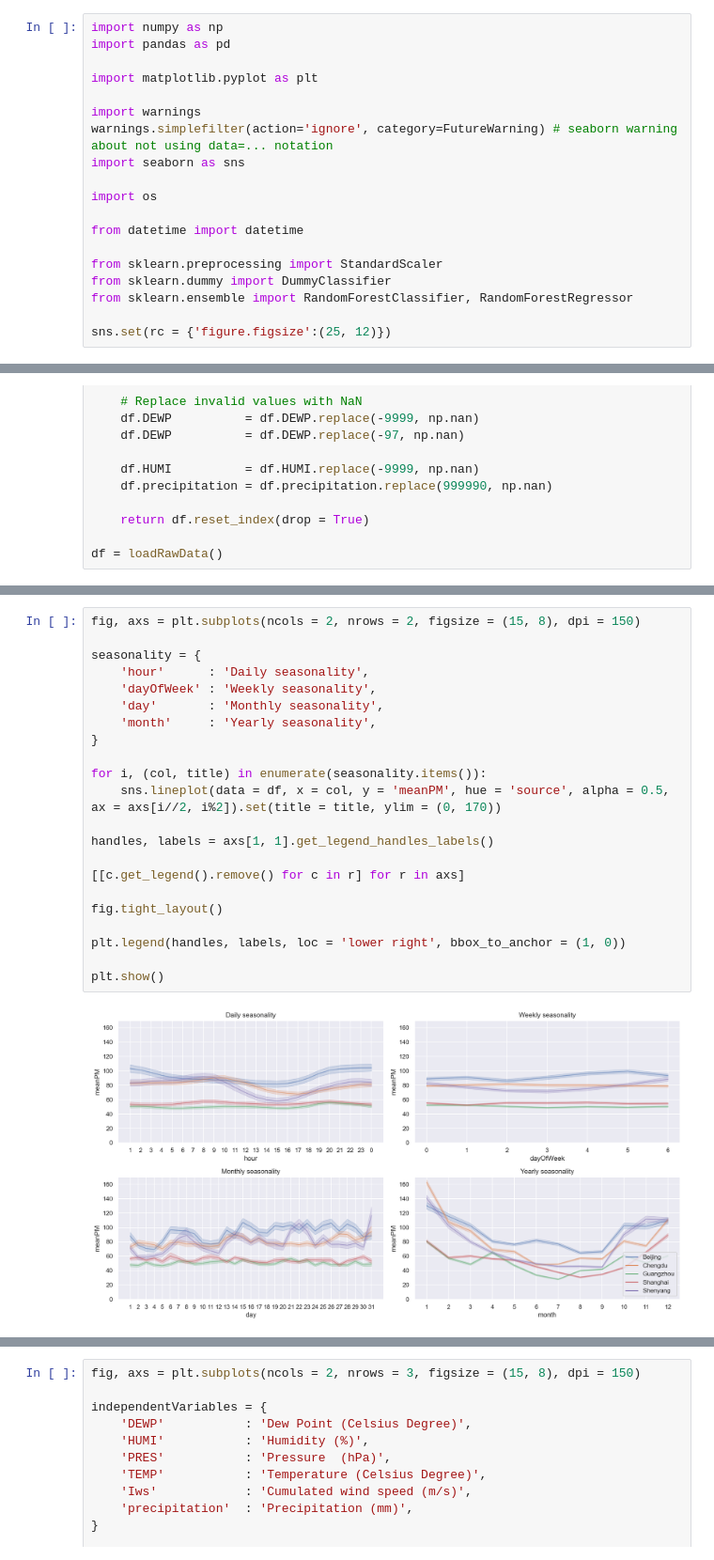
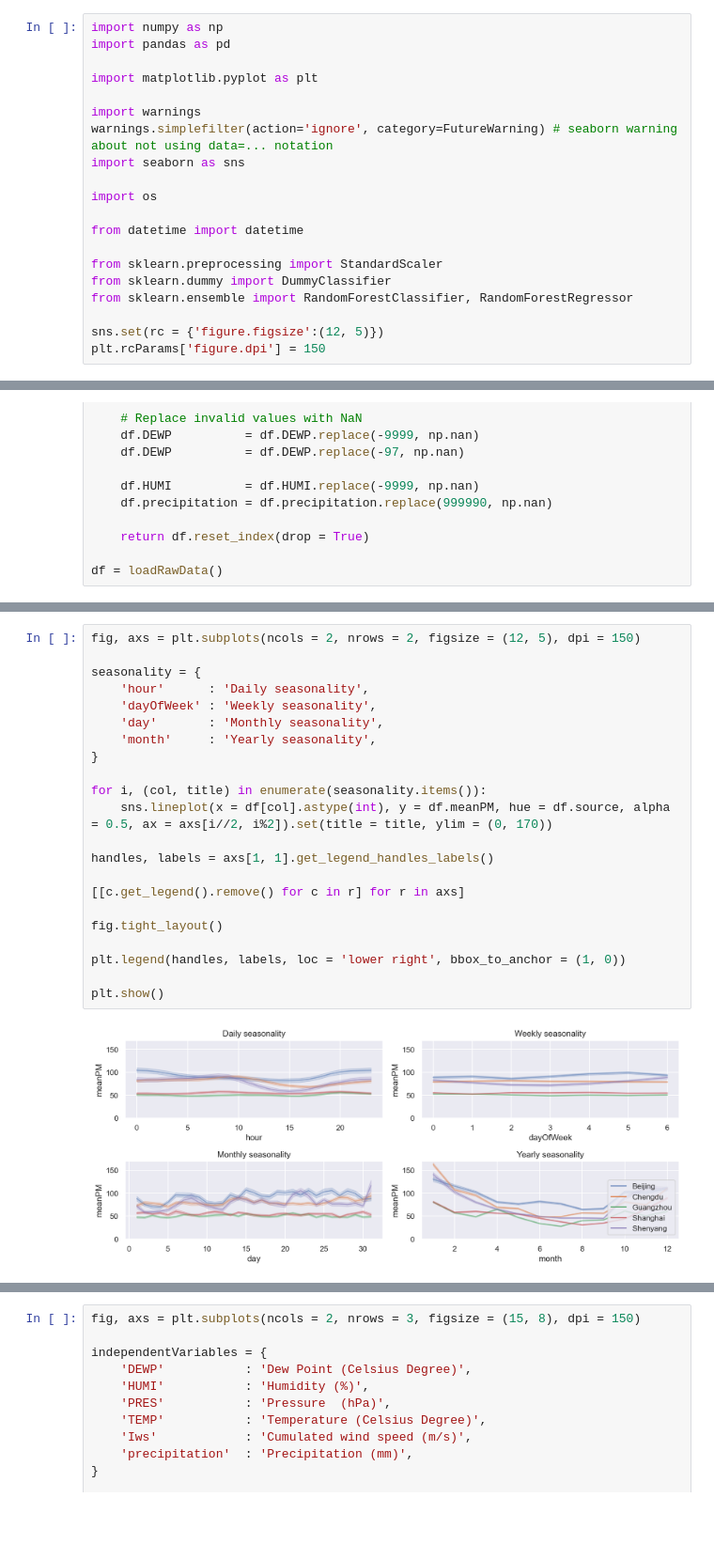
Before and after one commit to Szmariu/particulate-matters, a Jupyter notebook: final_analysis.ipynb, the cells around one changed output, grey strips where cells are left out. Shown at 94% size. Cells and saved outputs as stored; diff of their text form; blank space fills up the shorter version.

```diff
--- a/final_analysis.ipynb
+++ b/final_analysis.ipynb
@@ -44,7 +55,8 @@ from sklearn.preprocessing import StandardScaler
 from sklearn.dummy import DummyClassifier
 from sklearn.ensemble import RandomForestClassifier, RandomForestRegressor
 
-sns.set(rc = {'figure.figsize':(25, 12)})
+sns.set(rc = {'figure.figsize':(12, 5)})
+plt.rcParams['figure.dpi'] = 150
 # %%
 def loadRawData():
     # Loading each csv into the list and concat them into one dataframe in one step
@@ -98,24 +115,24 @@ ax = sns.lineplot(df.date, df.meanPM.rolling(24*30).mean(), hue = df.source, alp
 # %%
-fig, axs = plt.subplots(ncols = 2, nrows = 2, figsize = (15, 8), dpi = 150)
+fig, axs = plt.subplots(ncols = 2, nrows = 2, figsize = (12, 5), dpi = 150)
 
 seasonality = {
     'hour'      : 'Daily seasonality',
     'dayOfWeek' : 'Weekly seasonality',
     'day'       : 'Monthly seasonality',
     'month'     : 'Yearly seasonality',
 }
 
 for i, (col, title) in enumerate(seasonality.items()):
-    sns.lineplot(data = df, x = col, y = 'meanPM', hue = 'source', alpha = 0.5, ax = axs[i//2, i%2]).set(title = title, ylim = (0, 170))
+    sns.lineplot(x = df[col].astype(int), y = df.meanPM, hue = df.source, alpha = 0.5, ax = axs[i//2, i%2]).set(title = title, ylim = (0, 170))
 
 handles, labels = axs[1, 1].get_legend_handles_labels()
 
 [[c.get_legend().remove() for c in r] for r in axs]
 
 fig.tight_layout()
 
 plt.legend(handles, labels, loc = 'lower right', bbox_to_anchor = (1, 0))
 
 plt.show()
 # %% [output]
-[figure, old version]
+[figure, new version]
```
Also changed, not shown: parts of 22 cells of this notebook.
